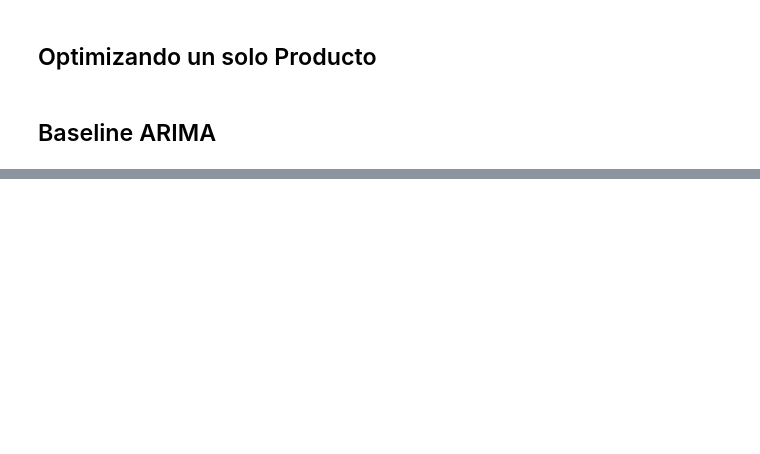
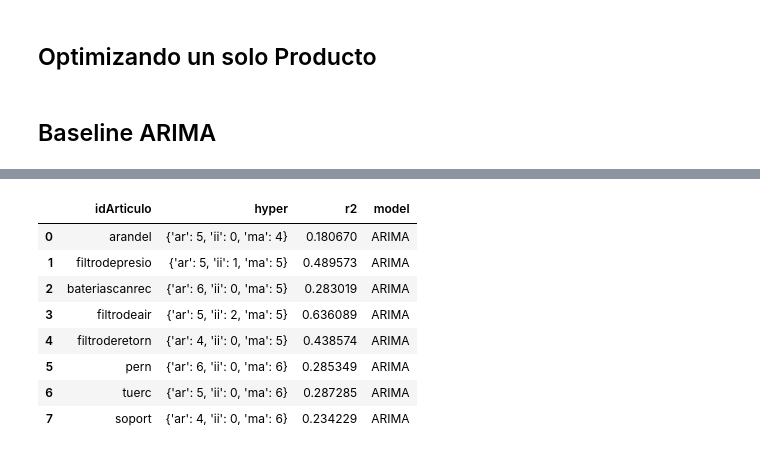
Before and after one commit to DavidCastilloAlvarado/timeseries_optimization, a Jupyter notebook: study_gruas/models/ARIMA/arima.ipynb, the cells around one changed output, grey strips where cells are left out. Cells and saved outputs as stored; diff of their text form; code cells hidden in the pictures; blank space fills up the shorter version.

```diff
--- a/study_gruas/models/ARIMA/arima.ipynb
+++ b/study_gruas/models/ARIMA/arima.ipynb
@@ -168,0 +88,12 @@ R2 = 0.5091066047768067
+# %%
+optimizer.results
+# %% [output]
+|  | idArticulo | hyper | r2 | model |
+| 0 | arandel | {'ar': 5, 'ii': 0, 'ma': 4} | 0.180670 | ARIMA |
+| 1 | filtrodepresio | {'ar': 5, 'ii': 1, 'ma': 5} | 0.489573 | ARIMA |
+| 2 | bateriascanrec | {'ar': 6, 'ii': 0, 'ma': 5} | 0.283019 | ARIMA |
+| 3 | filtrodeair | {'ar': 5, 'ii': 2, 'ma': 5} | 0.636089 | ARIMA |
+| 4 | filtroderetorn | {'ar': 4, 'ii': 0, 'ma': 5} | 0.438574 | ARIMA |
+| 5 | pern | {'ar': 6, 'ii': 0, 'ma': 6} | 0.285349 | ARIMA |
+| 6 | tuerc | {'ar': 5, 'ii': 0, 'ma': 6} | 0.287285 | ARIMA |
+| 7 | soport | {'ar': 4, 'ii': 0, 'ma': 6} | 0.234229 | ARIMA |
```
Also changed, not shown: parts of 27 cells of this notebook, 27 other files.
